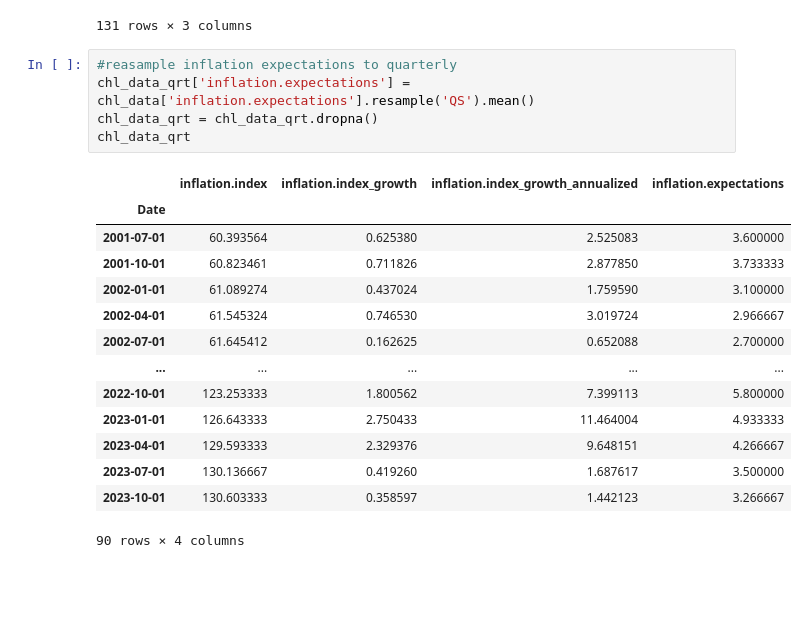
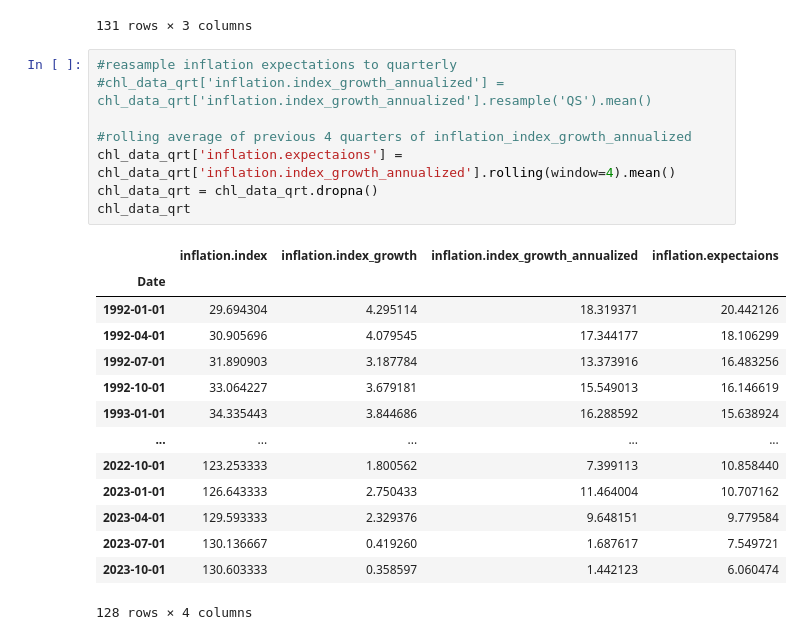
Before and after one commit to tfarotimi/Tasa-Natural-de-Interes, a Jupyter notebook: HLW_2023_Replication_Code/HLW_2023_Replication_Code/process.data.chl.ipynb, the cells around one changed output. Drawn from its saved outputs; the diff is of its cells as text; blank space fills up the shorter version.

```diff
--- a/HLW_2023_Replication_Code/HLW_2023_Replication_Code/process.data.chl.ipynb
+++ b/HLW_2023_Replication_Code/HLW_2023_Replication_Code/process.data.chl.ipynb
@@ -37,24 +37,27 @@ chl_data_qrt
 131 rows × 3 columns
 # %%
 #reasample inflation expectations to quarterly
-chl_data_qrt['inflation.expectations'] = chl_data['inflation.expectations'].resample('QS').mean()
+#chl_data_qrt['inflation.index_growth_annualized'] = chl_data_qrt['inflation.index_growth_annualized'].resample('QS').mean()
+
+#rolling average of previous 4 quarters of inflation_index_growth_annualized
+chl_data_qrt['inflation.expectaions'] = chl_data_qrt['inflation.index_growth_annualized'].rolling(window=4).mean()
 chl_data_qrt = chl_data_qrt.dropna()
 chl_data_qrt
 # %% [output]
-|  | inflation.index | inflation.index_growth | inflation.index_growth_annualized | inflation.expectations |
+|  | inflation.index | inflation.index_growth | inflation.index_growth_annualized | inflation.expectaions |
 | Date |  |  |  |  |
-| 2001-07-01 | 60.393564 | 0.625380 | 2.525083 | 3.600000 |
-| 2001-10-01 | 60.823461 | 0.711826 | 2.877850 | 3.733333 |
-| 2002-01-01 | 61.089274 | 0.437024 | 1.759590 | 3.100000 |
-| 2002-04-01 | 61.545324 | 0.746530 | 3.019724 | 2.966667 |
-| 2002-07-01 | 61.645412 | 0.162625 | 0.652088 | 2.700000 |
+| 1992-01-01 | 29.694304 | 4.295114 | 18.319371 | 20.442126 |
+| 1992-04-01 | 30.905696 | 4.079545 | 17.344177 | 18.106299 |
+| 1992-07-01 | 31.890903 | 3.187784 | 13.373916 | 16.483256 |
+| 1992-10-01 | 33.064227 | 3.679181 | 15.549013 | 16.146619 |
+| 1993-01-01 | 34.335443 | 3.844686 | 16.288592 | 15.638924 |
 | ... | ... | ... | ... | ... |
-| 2022-10-01 | 123.253333 | 1.800562 | 7.399113 | 5.800000 |
-| 2023-01-01 | 126.643333 | 2.750433 | 11.464004 | 4.933333 |
-| 2023-04-01 | 129.593333 | 2.329376 | 9.648151 | 4.266667 |
-| 2023-07-01 | 130.136667 | 0.419260 | 1.687617 | 3.500000 |
-| 2023-10-01 | 130.603333 | 0.358597 | 1.442123 | 3.266667 |
+| 2022-10-01 | 123.253333 | 1.800562 | 7.399113 | 10.858440 |
+| 2023-01-01 | 126.643333 | 2.750433 | 11.464004 | 10.707162 |
+| 2023-04-01 | 129.593333 | 2.329376 | 9.648151 | 9.779584 |
+| 2023-07-01 | 130.136667 | 0.419260 | 1.687617 | 7.549721 |
+| 2023-10-01 | 130.603333 | 0.358597 | 1.442123 | 6.060474 |
-90 rows × 4 columns
+128 rows × 4 columns
 # %%
 #resample interest rate to quarterly
 chl_data_qrt['interest'] = chl_data['interest'].resample('QS').mean()
```
Also changed, not shown: parts of 13 cells of this notebook, 23 other files.
